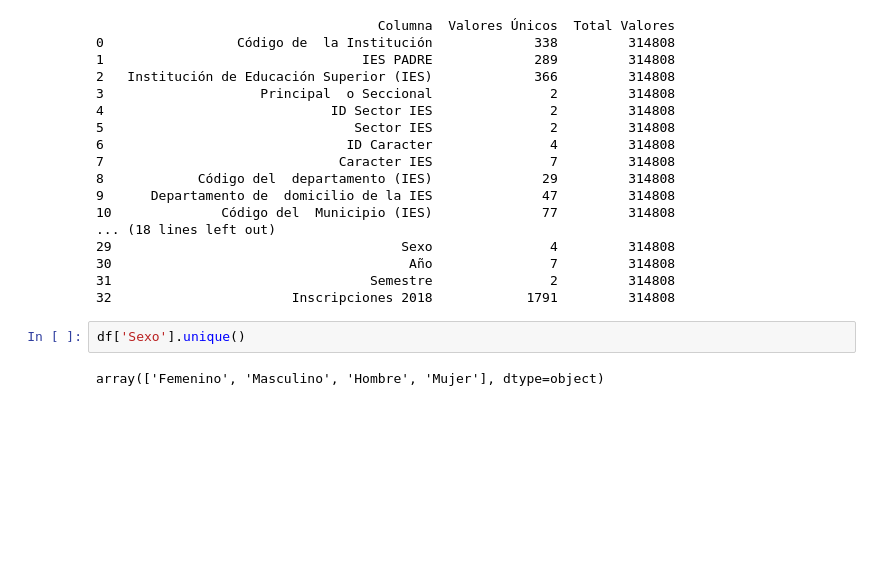
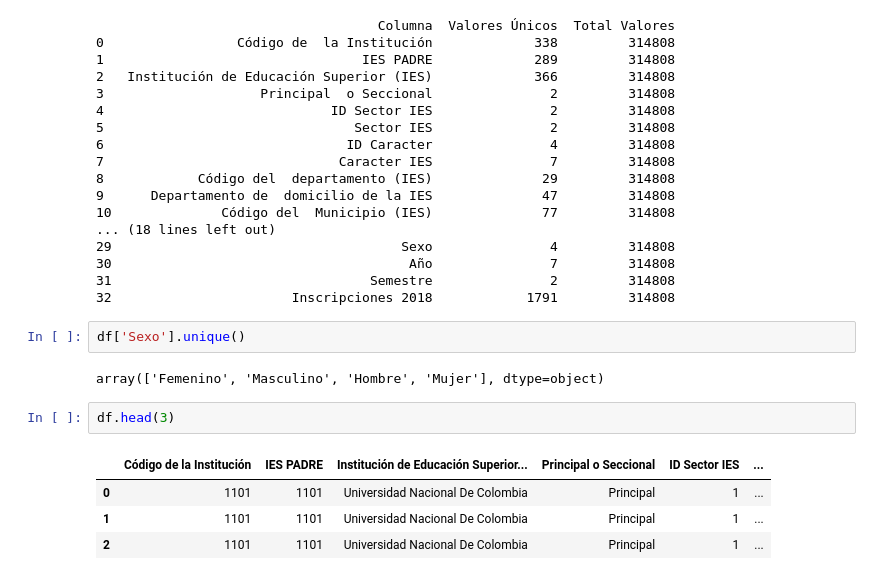
Before and after one commit to cthed2/analisis_SNIES, a Jupyter notebook: notebook.ipynb, the cells around one changed output. Cells and saved outputs as stored; diff of their text form; blank space fills up the shorter version.

```diff
--- a/notebook.ipynb
+++ b/notebook.ipynb
@@ -197,3 +197,10 @@ print(resumen_valores_unicos)
 df['Sexo'].unique()
 # %% [output]
 array(['Femenino', 'Masculino', 'Hombre', 'Mujer'], dtype=object)
+# %%
+df.head(3)
+# %% [output]
+|  | Código de la Institución | IES PADRE | Institución de Educación Superior... | Principal o Seccional | ID Sector IES | ... |
+| 0 | 1101 | 1101 | Universidad Nacional De Colombia | Principal | 1 | ... |
+| 1 | 1101 | 1101 | Universidad Nacional De Colombia | Principal | 1 | ... |
+| 2 | 1101 | 1101 | Universidad Nacional De Colombia | Principal | 1 | ... |
```
Also changed, not shown: parts of 2 cells of this notebook, 1 other file.
